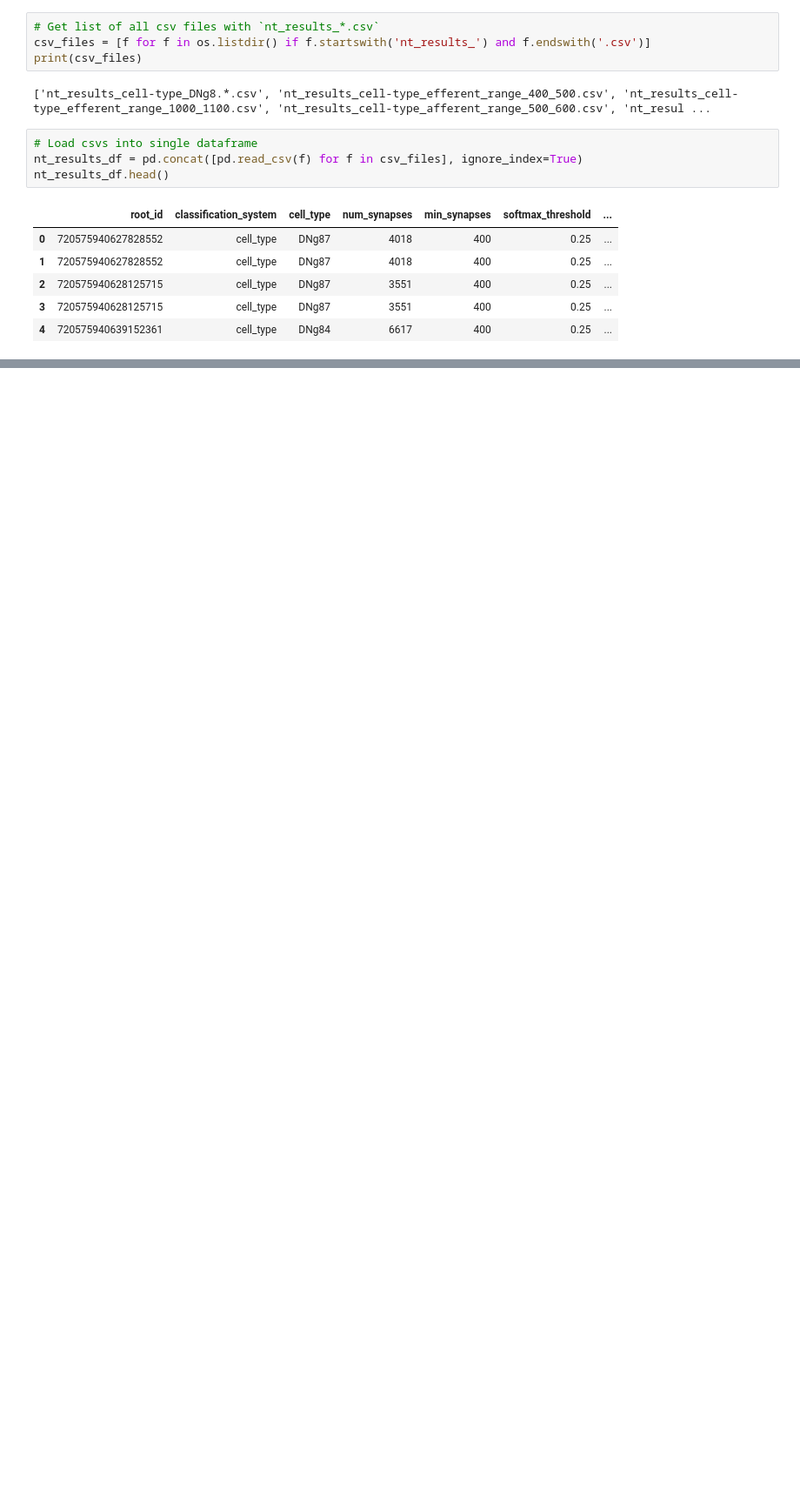
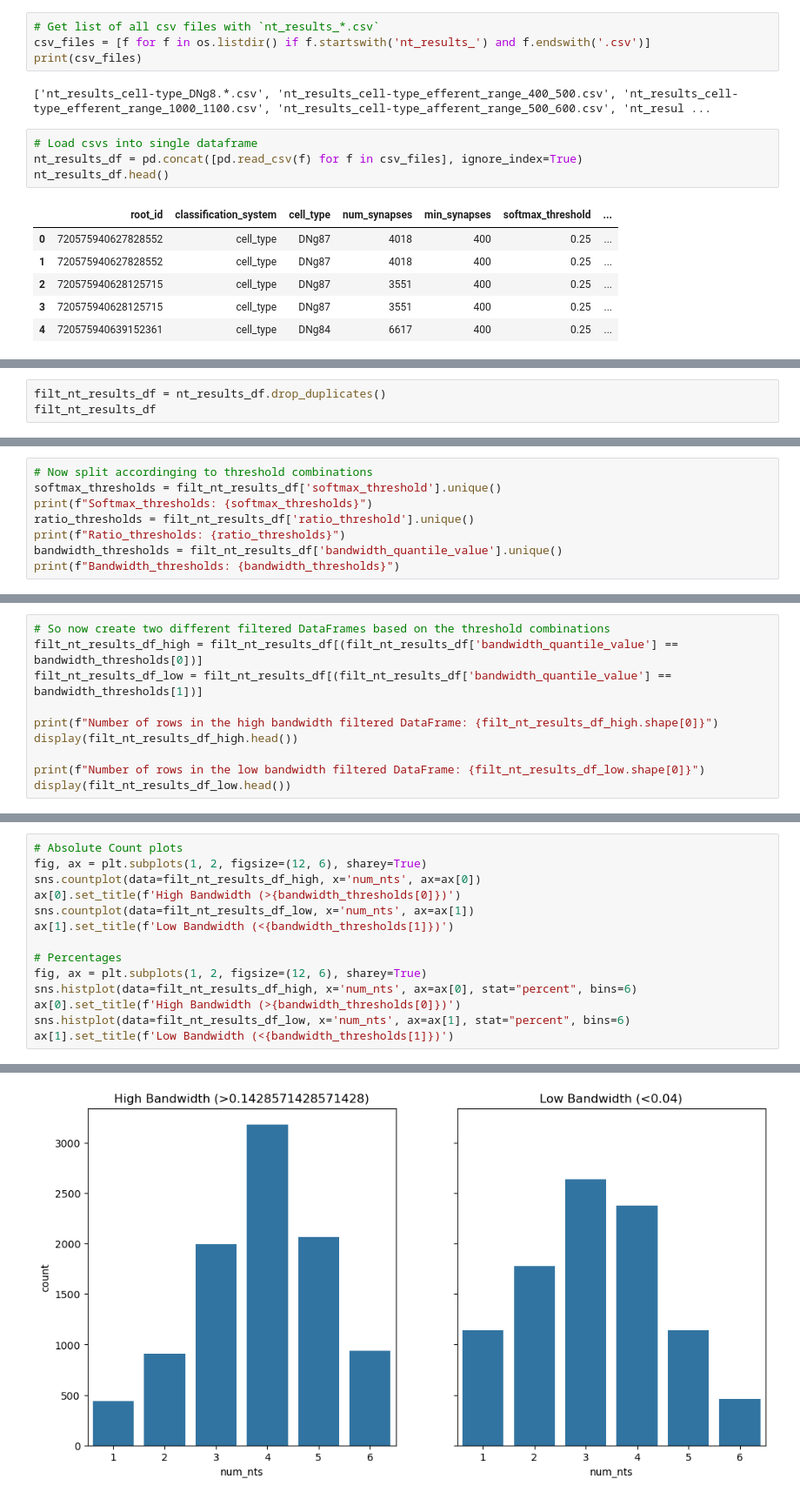
Before and after one commit to MetaCell/ai-model-for-connectomics, a Jupyter notebook: notebooks/fauai-12_ViewCoTransmissionPatterns.ipynb, the cells around one changed output, grey strips where cells are left out. Shown at 87% size. Cells and saved outputs as stored; diff of their text form; blank space fills up the shorter version.

```diff
--- a/notebooks/fauai-12_ViewCoTransmissionPatterns.ipynb
+++ b/notebooks/fauai-12_ViewCoTransmissionPatterns.ipynb
@@ -28,0 +198,3 @@ nt_results_df.head()
+# %%
+filt_nt_results_df = nt_results_df.drop_duplicates()
+filt_nt_results_df
@@ -28,0 +215,8 @@ nt_results_df.head()
+# %%
+# Now split accordinging to threshold combinations
+softmax_thresholds = filt_nt_results_df['softmax_threshold'].unique()
+print(f"Softmax_thresholds: {softmax_thresholds}")
+ratio_thresholds = filt_nt_results_df['ratio_threshold'].unique()
+print(f"Ratio_thresholds: {ratio_thresholds}")
+bandwidth_thresholds = filt_nt_results_df['bandwidth_quantile_value'].unique()
+print(f"Bandwidth_thresholds: {bandwidth_thresholds}")
@@ -28,0 +227,10 @@ nt_results_df.head()
+# %%
+# So now create two different filtered DataFrames based on the threshold combinations
+filt_nt_results_df_high = filt_nt_results_df[(filt_nt_results_df['bandwidth_quantile_value'] == bandwidth_thresholds[0])]
+filt_nt_results_df_low = filt_nt_results_df[(filt_nt_results_df['bandwidth_quantile_value'] == bandwidth_thresholds[1])]
+
+print(f"Number of rows in the high bandwidth filtered DataFrame: {filt_nt_results_df_high.shape[0]}")
+display(filt_nt_results_df_high.head())
+
+print(f"Number of rows in the low bandwidth filtered DataFrame: {filt_nt_results_df_low.shape[0]}")
+display(filt_nt_results_df_low.head())
@@ -28,0 +254,15 @@ nt_results_df.head()
+# %%
+# Absolute Count plots
+fig, ax = plt.subplots(1, 2, figsize=(12, 6), sharey=True)
+sns.countplot(data=filt_nt_results_df_high, x='num_nts', ax=ax[0])
+ax[0].set_title(f'High Bandwidth (>{bandwidth_thresholds[0]})')
+sns.countplot(data=filt_nt_results_df_low, x='num_nts', ax=ax[1])
+ax[1].set_title(f'Low Bandwidth (<{bandwidth_thresholds[1]})')
+
+# Percentages
+fig, ax = plt.subplots(1, 2, figsize=(12, 6), sharey=True)
+sns.histplot(data=filt_nt_results_df_high, x='num_nts', ax=ax[0], stat="percent", bins=6)
+ax[0].set_title(f'High Bandwidth (>{bandwidth_thresholds[0]})')
+sns.histplot(data=filt_nt_results_df_low, x='num_nts', ax=ax[1], stat="percent", bins=6)
+ax[1].set_title(f'Low Bandwidth (<{bandwidth_thresholds[1]})')
+# %% [output]
@@ -28,0 +270 @@ nt_results_df.head()
+[figure, added]
```
Also changed, not shown: parts of 23 cells of this notebook.
